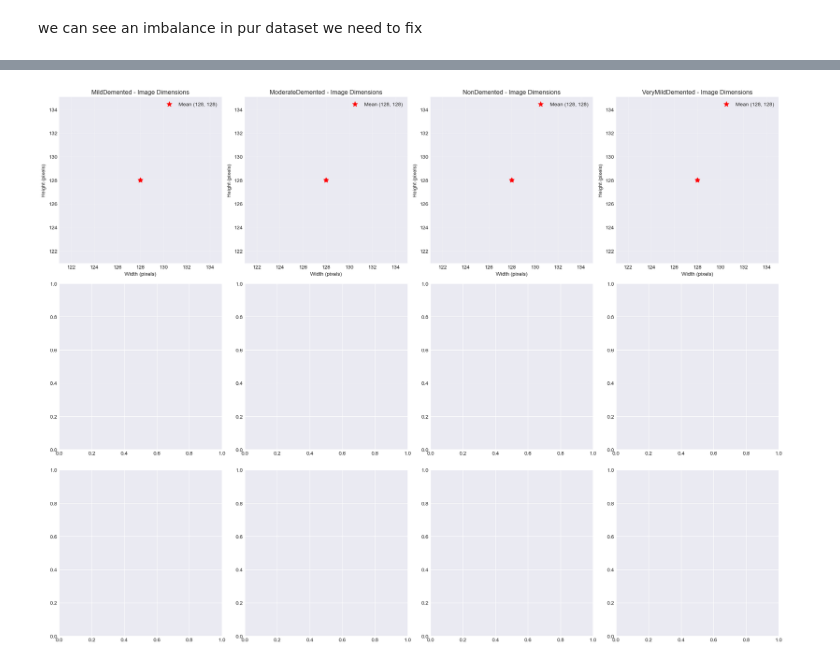
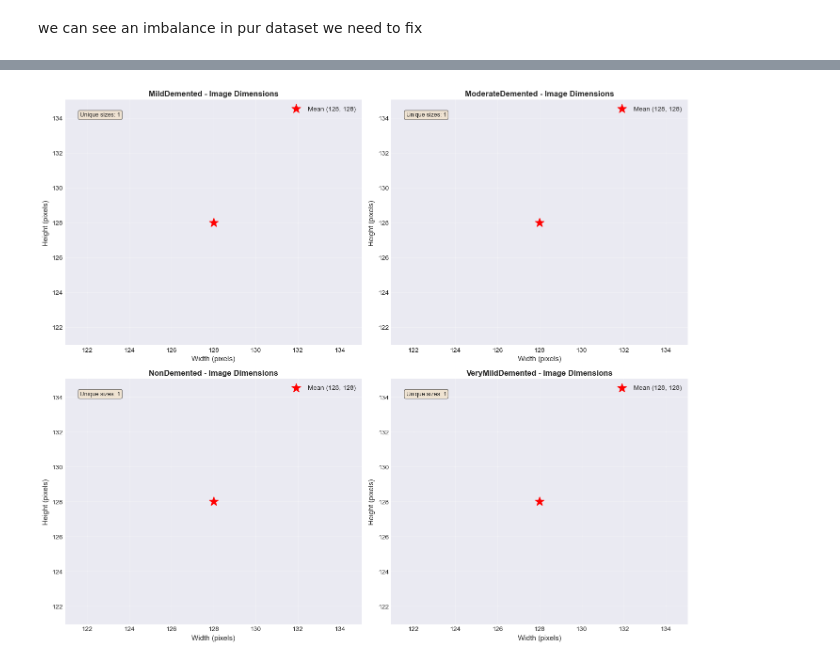
Before and after one commit to wekt2k04/NeuroSight_AI, a Jupyter notebook: notebooks/notebook/01_data_audit.ipynb, the cells around one changed output, grey strips where cells are left out. Cells and saved outputs as stored; diff of their text form; code cells hidden in the pictures.

```diff
--- a/notebooks/notebook/01_data_audit.ipynb
+++ b/notebooks/notebook/01_data_audit.ipynb
@@ -191,29 +311,37 @@ VeryMildDemented:
 # %%
-# plot dimensions and aspect ratios
-fig, axes = plt.subplots(3, 4, figsize=(20, 15))
+# Dimension Visualization
+# Plot dimensions scatter
+fig, axes = plt.subplots(2, 2, figsize=(14, 12))
 axes = axes.flatten()
-for idx, (class_name, dims) in enumerate(dimensions.items()):
-    if idx < 4:
+
+for idx, class_name in enumerate(class_names):
+    if idx < 4 and dimensions[class_name]['heights']:
         ax = axes[idx]
-        if dims['heights'] and dims['widths']:
-            ax.scatter(dims['widths'], dims['heights'], alpha=0.6)
-            ax.set_xlabel('Width (pixels)')
-            ax.set_ylabel('Height (pixels)')
-            ax.set_title(f'{class_name} - Image Dimensions')
-            ax.grid(True, alpha=0.3)
+        widths = dimensions[class_name]['widths']
+        heights = dimensions[class_name]['heights']
 
-            # Add mean point
-            mean_w = np.mean(dims['widths'])
-            mean_h = np.mean(dims['heights'])
-            ax.scatter(mean_w, mean_h, color='red', s=100, marker='*',
-                      label=f'Mean ({mean_w:.0f}, {mean_h:.0f})')
-            ax.legend()
-        else:
-            ax.text(0.5, 0.5, 'No data available', ha='center', va='center')
-            ax.set_title(f'{class_name}')
+        # Scatter plot
+        ax.scatter(widths, heights, alpha=0.6, s=30)
+        ax.set_xlabel('Width (pixels)', fontsize=11)
+        ax.set_ylabel('Height (pixels)', fontsize=11)
+        ax.set_title(f'{class_name} - Image Dimensions', fontsize=12, fontweight='bold')
+        ax.grid(True, alpha=0.3)
+
+        # Add mean point
+        mean_w = np.mean(widths)
+        mean_h = np.mean(heights)
+        ax.scatter(mean_w, mean_h, color='red', s=200, marker='*',
+                  label=f'Mean ({mean_w:.0f}, {mean_h:.0f})', zorder=5)
+        ax.legend()
+
+        # Add stats box
+        stats_text = f'Unique sizes: {len(set(zip(widths, heights)))}'
+        ax.text(0.05, 0.95, stats_text, transform=ax.transAxes,
+                fontsize=9, verticalalignment='top',
+                bbox=dict(boxstyle='round', facecolor='wheat', alpha=0.5))
 
 plt.tight_layout()
-plt.savefig('reports/figures/image_dimensions.png', dpi=300, bbox_inches='tight')
+plt.savefig('reports/figures/image_dimensions_detailed.png', dpi=300, bbox_inches='tight')
 plt.show()
 # %% [output]
-[figure, old version]
+[figure, new version]
```
Also changed, not shown: parts of 15 cells of this notebook, 18 other files.
